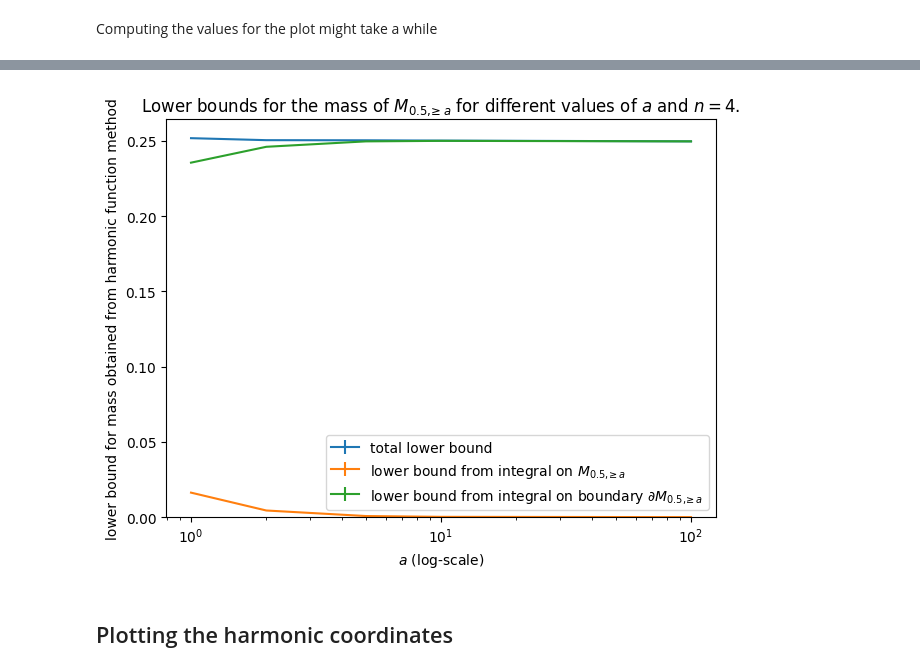
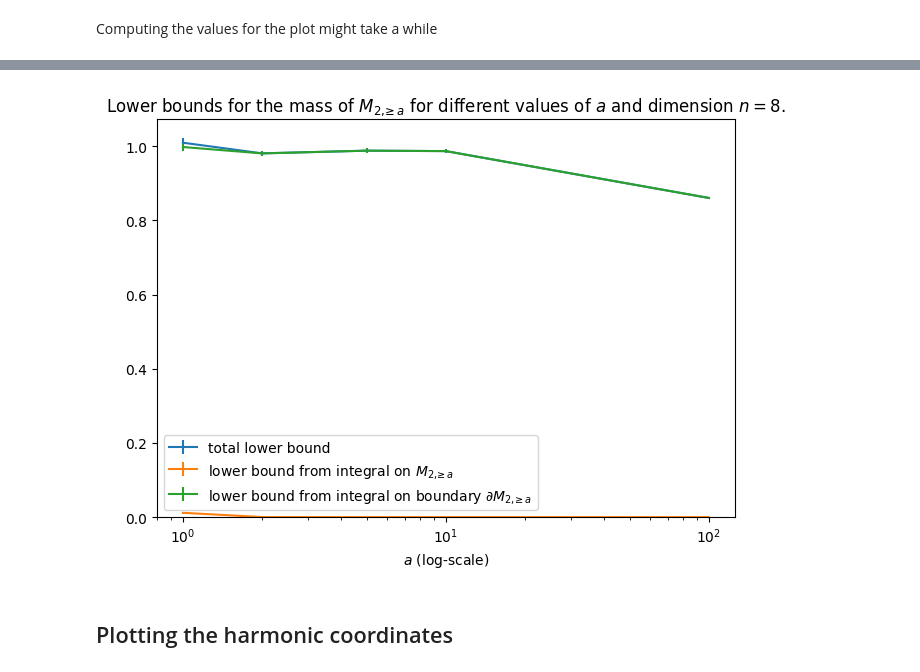
Before and after one commit to r0uv3n/Thesis-Writing, a Jupyter notebook: computations_and_graphs/computations_and_graphs.ipynb, the cells around one changed output, grey strips where cells are left out. Drawn from its saved outputs; the diff is of its cells as text; code cells hidden in the pictures.

Commit message:
Get general dimension computations working
Integral behaves as expected up to (including) dim 8, integral over M gets bigger than mass in dimensions 9 and up

```diff
--- a/computations_and_graphs/computations_and_graphs.ipynb
+++ b/computations_and_graphs/computations_and_graphs.ipynb
@@ -413,2 +472,11 @@ class LowerBoundCalculator:
+# %%
+def getLowerBoundCalculator(r_critical_value=1,a_value=0,dim_value=4,box_size=1e4,n_calls=int(1e6)):
+  calc_params = CalculationParams(r_critical_value=r_critical_value,a_value=a_value,dim_value=dim_value,box_size=box_size,n_calls=n_calls)
+  if calc_params in LowerBoundCalculatorDict:
+    return LowerBoundCalculatorDict[calc_params]
+  else:
+    result = LowerBoundCalculator(r_critical_value=r_critical_value,a_value=a_value,dim_value=dim_value,box_size=box_size,n_calls=n_calls)
+    LowerBoundCalculatorDict[calc_params]=result
+    return result
 # %% [markdown]
 We use the smart VEGAS algorithm (optionally even on GPU!) and this solves our speed problems. Though we choose a small box size to help it focus on the difficult part of the integral
@@ -454,5 +546,3 @@ display(Markdown(f"## Lower bound for mass (expected $m/2={m_value}/2={m_value/2
 # %% [markdown]
 We can now do the same process for $M_{m,\geq a}$ for $a>0$:
-# %%
-a_value = 2
 # %%
@@ -499,7 +607,8 @@ We can repeat this calculation for different values of $a$ and plot the results:
 Computing the values for the plot might take a while
 # %%
 a_values = np.array([1,2,5,10,100])
-r_critical_value = 0.5
-lower_bound_calculators = [(LowerBoundCalculator(a_value=a_value,r_critical_value=r_critical_value,box_size=1e5) if a_value!=2 else a_equal_2_case) for a_value in a_values]
+r_critical_value = 1
+dim_value=8
+lower_bound_calculators = [(getLowerBoundCalculator(a_value=a_value,dim_value=dim_value,r_critical_value=r_critical_value,box_size=1e3,n_calls=1e6)) for a_value in a_values]
 # %% [output]
 [INFO] (vegasflow.vflowplus) Events per device limit set to 1000000
@@ -521,8 +631,6 @@ lower_bound_calculators = [(LowerBoundCalculator(a_value=a_value,r_critical_valu
 # %%
 # train integrators
 for lower_bound_calculator in lower_bound_calculators:
-  if lower_bound_calculator.a_value == 2:
-    continue
-  _ = lower_bound_calculator.run_integration(n_iter=7)
+  _ = lower_bound_calculator.train_until(n_iter=7)
 # %% [output]
 Events sent to the computing device: 100.0 %
@@ -565,18 +691,19 @@ Events sent to the computing device: 100.0 %
 ... (8 outputs left out)
 # %%
+m_value=r_critical_value**(dim_value-2)*2
 plt.errorbar(a_values,total_lower_bounds,yerr=total_errors,label=f"total lower bound")
 plt.errorbar(a_values,lower_bounds_M,yerr=errors_M,label=f"lower bound from integral on $ M_{{{m_value},\!\!\geq a}}$")
 plt.errorbar(a_values,lower_bounds_boundary,yerr=errors_boundary,label=f"lower bound from integral on boundary $\partial M_{{{m_value},\!\!\geq a}}$")
 plt.xscale('log')
 plt.gca().set_ylim(bottom=0)
 plt.xlabel("$a$ (log-scale)")
-plt.ylabel("lower bound for mass obtained from harmonic function method")
+# plt.ylabel("lower bound for mass obtained from harmonic function method")
 plt.legend()
 plt.tight_layout()
-plt.title(f"Lower bounds for the mass of $M_{{{m_value},\!\!\geq a}}$ for different values of $a$ and $n={dim}$.")
-plt.savefig("../figures/lower_bounds_for_different_values_of_a",bbox_inches='tight')
+plt.title(f"Lower bounds for the mass of $M_{{{m_value},\!\!\geq a}}$ for different values of $a$ and dimension $n={dim_value}$.")
+plt.show()
 # %% [output]
-[figure, old version]
+[figure, new version]
 # %% [markdown]
 ## Plotting the harmonic coordinates
 # %% [markdown]
```
Also changed, not shown: parts of 59 cells of this notebook.
